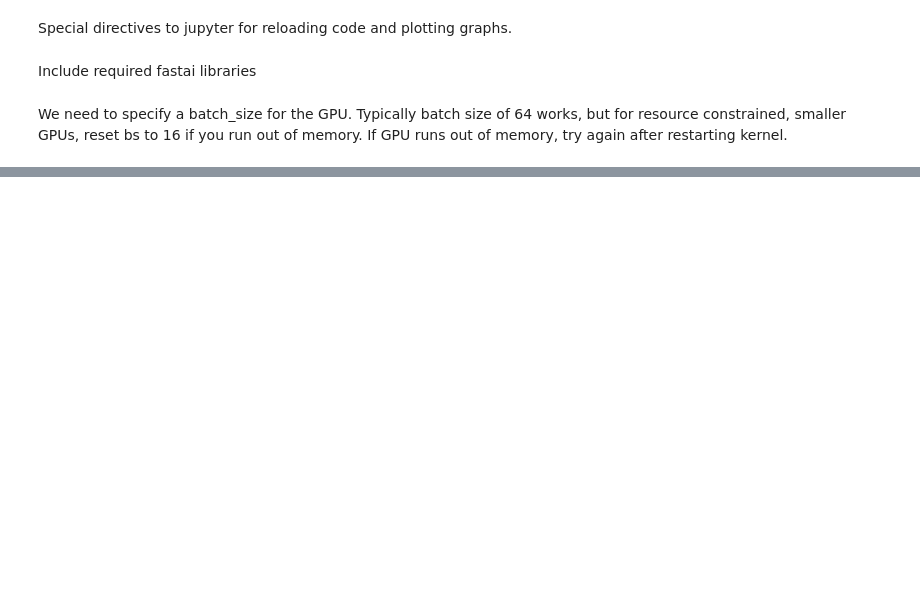
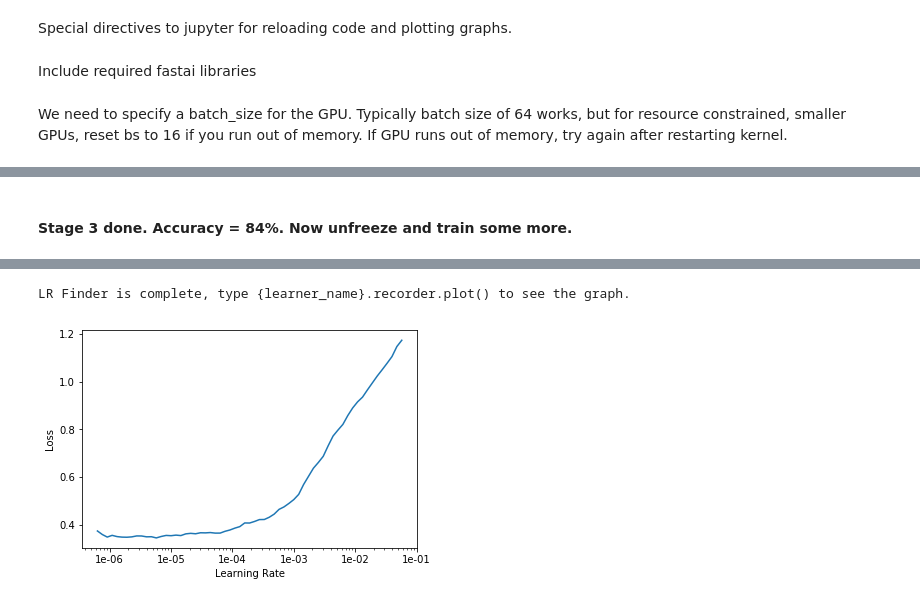
Before and after one commit to nalinicommits/reflectionwidget, a Jupyter notebook: nbs/dl1/nb-fer.ipynb, the cells around one changed output, grey strips where cells are left out. Saved outputs shown, nothing was run; the diff lists cells and outputs as text; code cells hidden in the pictures; blank space fills up the shorter version.

```diff
--- a/nbs/dl1/nb-fer.ipynb
+++ b/nbs/dl1/nb-fer.ipynb
@@ -39,0 +211,2 @@ Usage in ML:
+# %%
+learnkdef.fit_one_cycle(10, max_lr=slice(1e-6,1e-5))
@@ -39,0 +227,7 @@ Usage in ML:
+# %% [markdown]
+#### Stage 3 done. Accuracy = 84%. Now unfreeze and train some more.
+# %%
+learnkdef.unfreeze()
+learnkdef.lr_find()
+learnkdef.recorder.plot()
+# %% [output]
@@ -39,0 +235,2 @@ Usage in ML:
+LR Finder is complete, type {learner_name}.recorder.plot() to see the graph.
+[figure, added]
```
Also changed, not shown: parts of 48 cells of this notebook, 4 other files.
